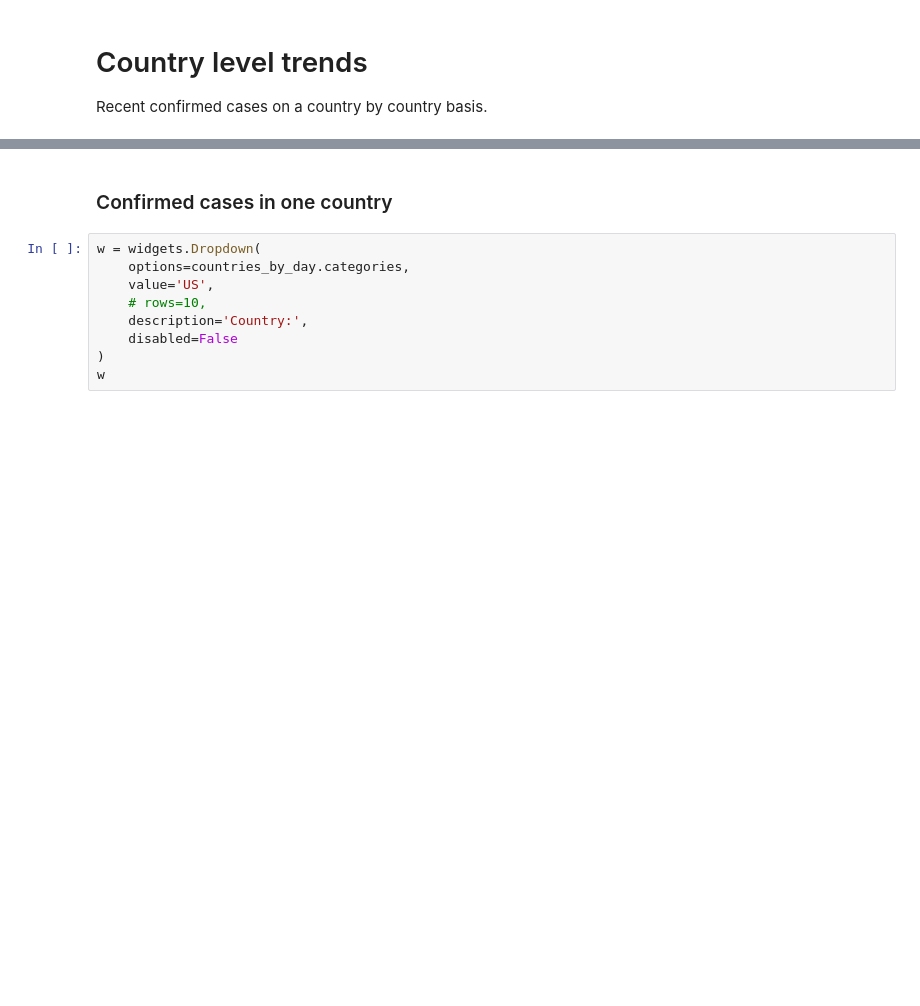
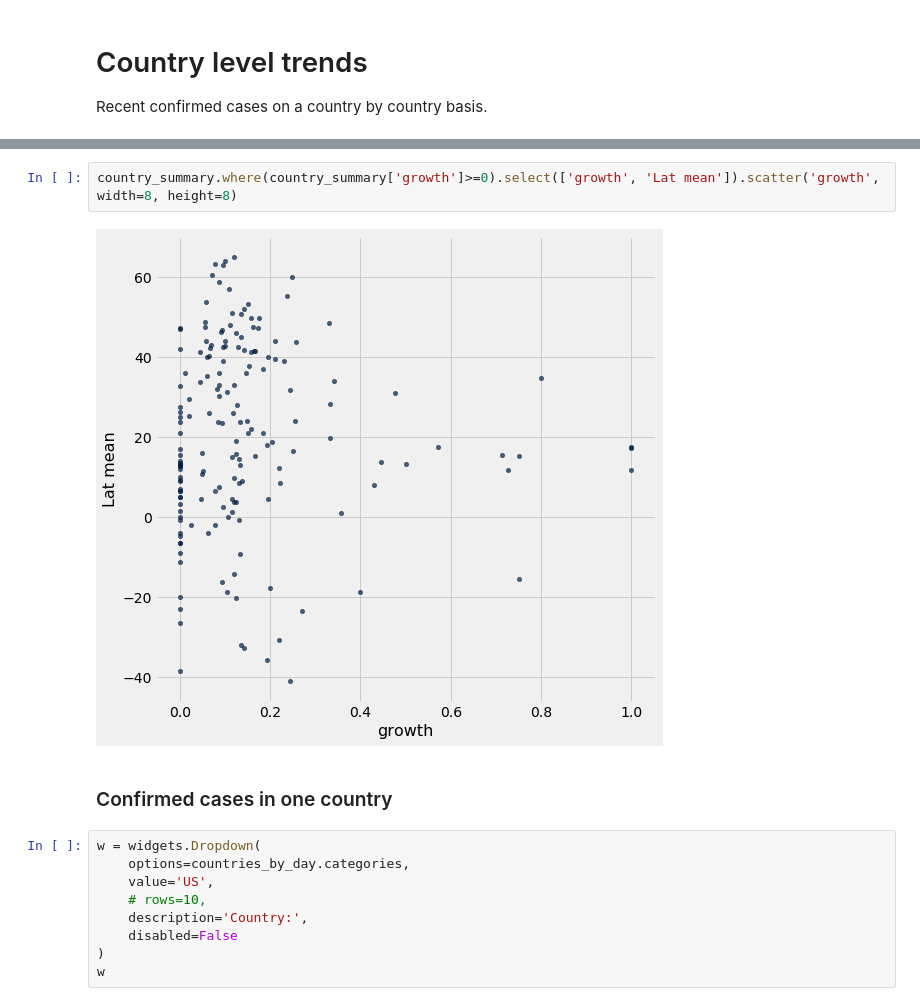
Before and after one commit to deculler/covid19, a Jupyter notebook: Covid19-Worldwide.ipynb, the cells around one changed output, grey strips where cells are left out. Cells and saved outputs as stored; diff of their text form; blank space fills up the shorter version.

```diff
--- a/Covid19-Worldwide.ipynb
+++ b/Covid19-Worldwide.ipynb
@@ -307,3 +356,7 @@ countries_by_day.top(5).trend().take[-10:]
+# %%
+country_summary.where(country_summary['growth']>=0).select(['growth', 'Lat mean']).scatter('growth', width=8, height=8)
+# %% [output]
+[figure, added]
 # %% [markdown]
 ### Confirmed cases in one country
 # %%
```
Also changed, not shown: parts of 27 cells of this notebook, 5 other files.
